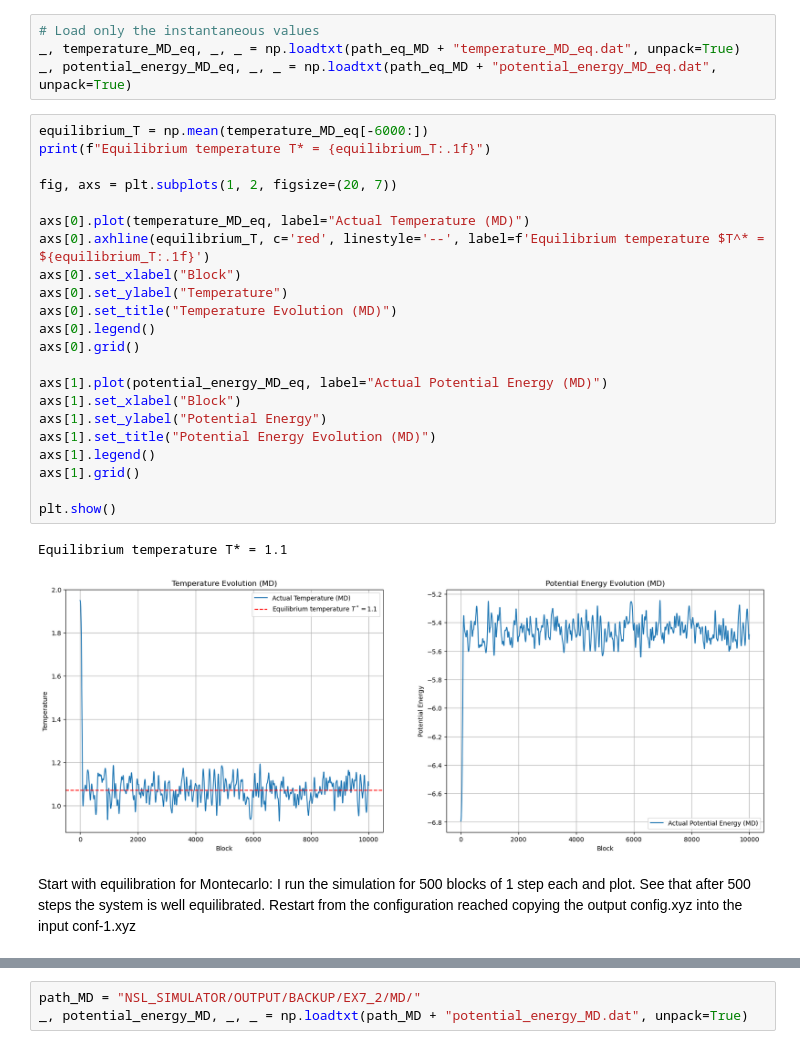
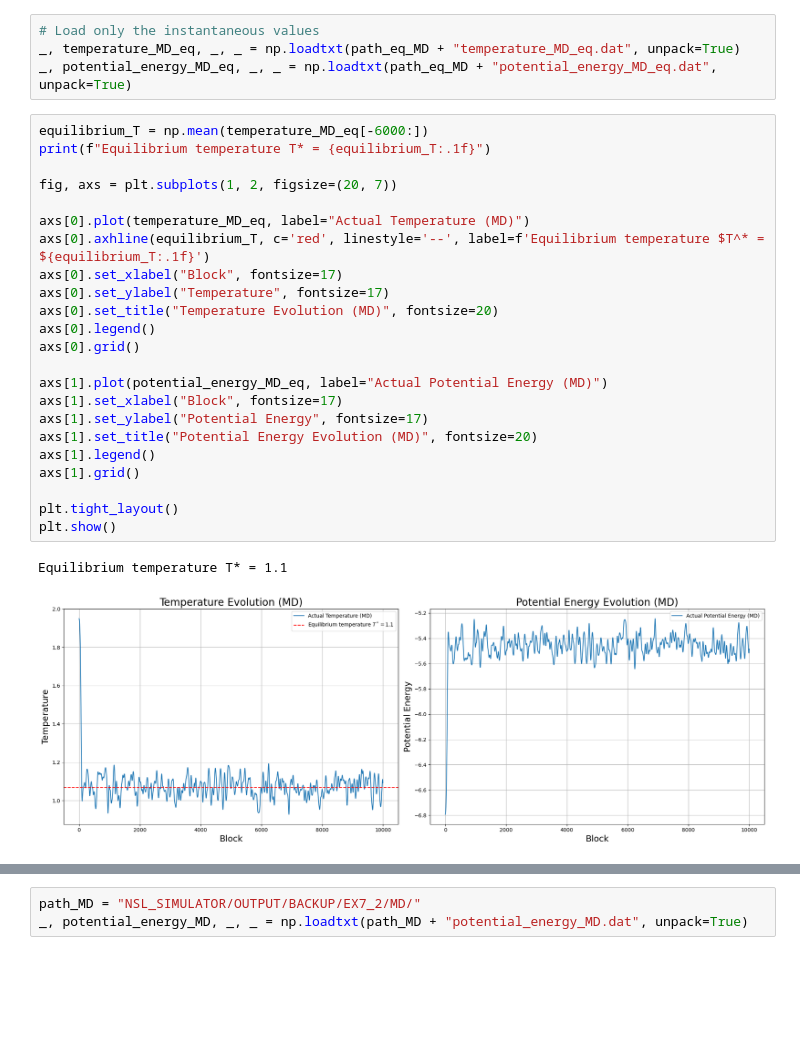
Before and after one commit to giuliagogna/NumericalSimulationLaboratory, a Jupyter notebook: Lab07/analysis7.ipynb, the cells around one changed output, grey strips where cells are left out. Cells and saved outputs as stored; diff of their text form; blank space fills up the shorter version.

```diff
--- a/Lab07/analysis7.ipynb
+++ b/Lab07/analysis7.ipynb
@@ -83,27 +93,26 @@ _, potential_energy_MD_eq, _, _ = np.loadtxt(path_eq_MD + "potential_energy_MD_e
 # %%
 equilibrium_T = np.mean(temperature_MD_eq[-6000:])
 print(f"Equilibrium temperature T* = {equilibrium_T:.1f}")
 
 fig, axs = plt.subplots(1, 2, figsize=(20, 7))
 
 axs[0].plot(temperature_MD_eq, label="Actual Temperature (MD)")
 axs[0].axhline(equilibrium_T, c='red', linestyle='--', label=f'Equilibrium temperature $T^* = ${equilibrium_T:.1f}')
-axs[0].set_xlabel("Block")
-axs[0].set_ylabel("Temperature")
-axs[0].set_title("Temperature Evolution (MD)")
+axs[0].set_xlabel("Block", fontsize=17)
+axs[0].set_ylabel("Temperature", fontsize=17)
+axs[0].set_title("Temperature Evolution (MD)", fontsize=20)
 axs[0].legend()
 axs[0].grid()
 
 axs[1].plot(potential_energy_MD_eq, label="Actual Potential Energy (MD)")
-axs[1].set_xlabel("Block")
-axs[1].set_ylabel("Potential Energy")
-axs[1].set_title("Potential Energy Evolution (MD)")
+axs[1].set_xlabel("Block", fontsize=17)
+axs[1].set_ylabel("Potential Energy", fontsize=17)
+axs[1].set_title("Potential Energy Evolution (MD)", fontsize=20)
 axs[1].legend()
 axs[1].grid()
 
+plt.tight_layout()
 plt.show()
 # %% [output]
 Equilibrium temperature T* = 1.1
-[figure, old version]
+[figure, new version]
-# %% [markdown]
-Start with equilibration for Montecarlo: I run the simulation for 500 blocks of 1 step each and plot. See that after 500 steps the system is well equilibrated. Restart from the configuration reached copying the output config.xyz into the input conf-1.xyz
```
Also changed, not shown: parts of 27 cells of this notebook, 16 other files.
